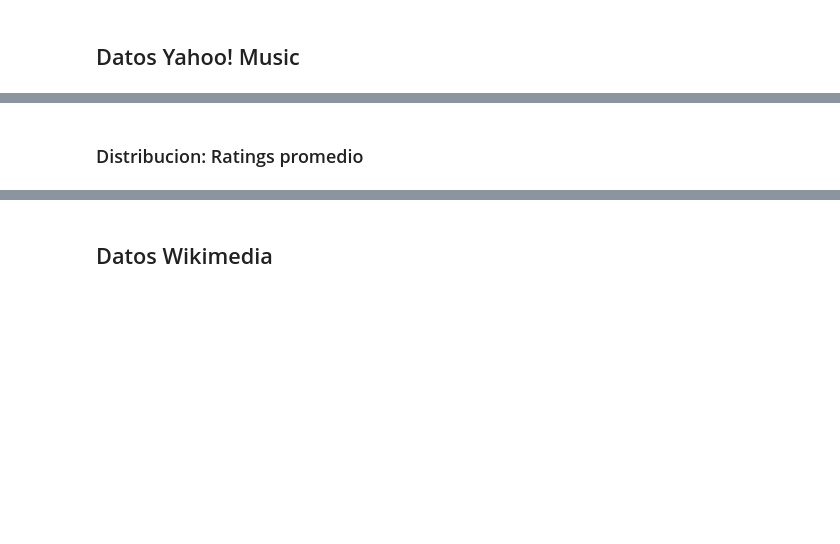
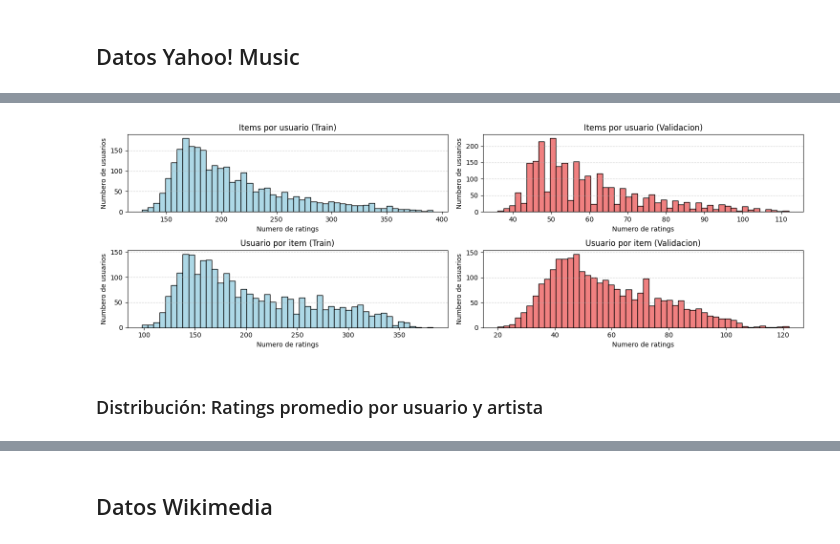
Before and after one commit to bcerdam/recsys-t1, a Jupyter notebook: t1_analisis_exploratorio.ipynb, the cells around one changed output, grey strips where cells are left out. Drawn from its saved outputs; the diff is of its cells as text; code cells hidden in the pictures; blank space fills up the shorter version.

```diff
--- a/t1_analisis_exploratorio.ipynb
+++ b/t1_analisis_exploratorio.ipynb
@@ -177,3 +151,34 @@ plt.show()
+# %%
+fig, axes = plt.subplots(nrows=2, ncols=2, figsize=(15, 5))
+
+axes[0, 0].hist(items_per_user_train, bins=50, color='lightblue', edgecolor='black')
+axes[0, 0].set_title('Items por usuario (Train)')
+axes[0, 0].set_xlabel('Numero de ratings')
+axes[0, 0].set_ylabel('Numbero de usuarios')
+axes[0, 0].grid(axis='y', linestyle='--', alpha=0.5)
+
+axes[0, 1].hist(items_per_user_validation, bins=50, color='lightcoral', edgecolor='black')
+axes[0, 1].set_title('Items por usuario (Validacion)')
+axes[0, 1].set_xlabel('Numero de ratings')
+axes[0, 1].set_ylabel('Numbero de usuarios')
+axes[0, 1].grid(axis='y', linestyle='--', alpha=0.5)
+
+axes[1, 0].hist(users_per_item_train, bins=50, color='lightblue', edgecolor='black')
+axes[1, 0].set_title('Usuario por item (Train)')
+axes[1, 0].set_xlabel('Numero de ratings')
+axes[1, 0].set_ylabel('Numbero de usuarios')
+axes[1, 0].grid(axis='y', linestyle='--', alpha=0.5)
+
+axes[1, 1].hist(users_per_item_validation, bins=50, color='lightcoral', edgecolor='black')
+axes[1, 1].set_title('Usuario por item (Validacion)')
+axes[1, 1].set_xlabel('Numero de ratings')
+axes[1, 1].set_ylabel('Numbero de usuarios')
+axes[1, 1].grid(axis='y', linestyle='--', alpha=0.5)
+
+plt.tight_layout()
+plt.show()
+# %% [output]
+[figure, added]
 # %% [markdown]
-### Distribucion: Ratings promedio
+### Distribución: Ratings promedio por usuario y artista
 # %%
```
Also changed, not shown: parts of 32 cells of this notebook.
